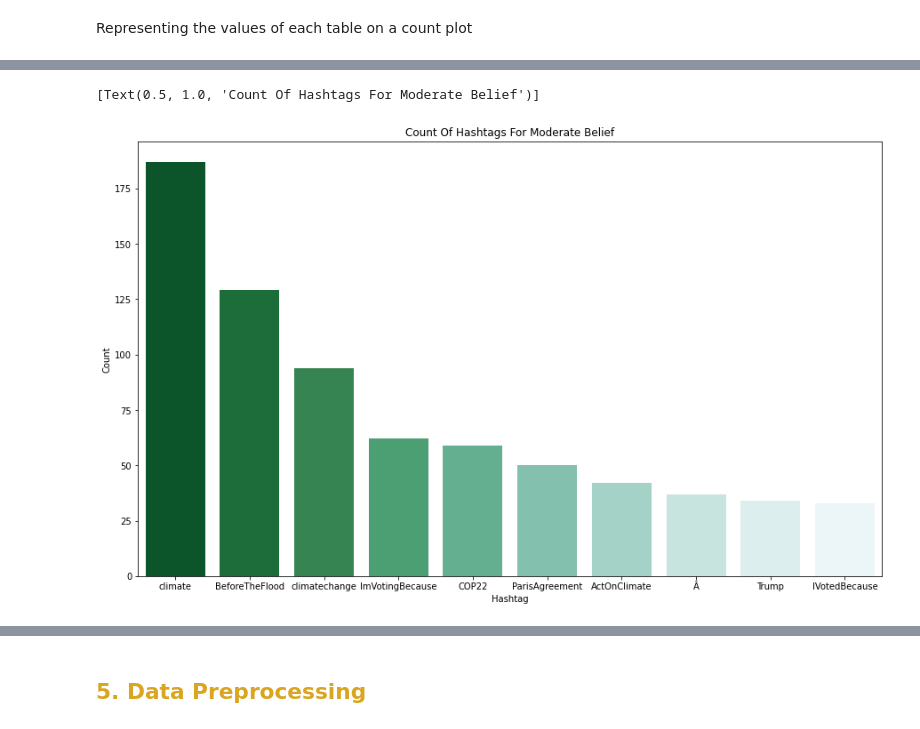
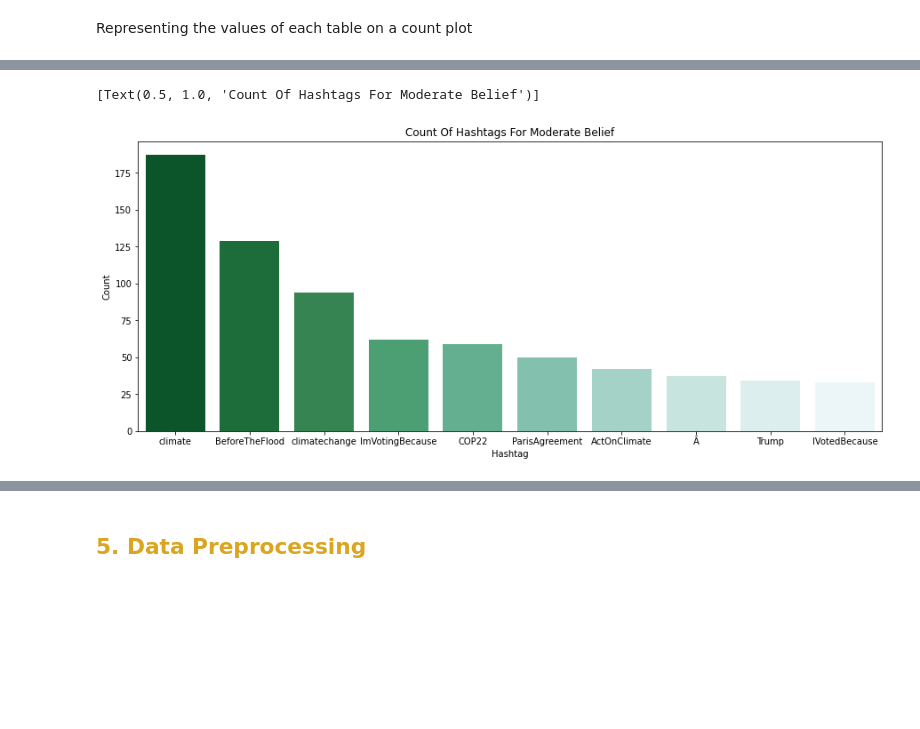
Before and after one commit to daniel-datasci/Climate-Change-Belief-Analysis-With-Twitter-Data, a Jupyter notebook: Climate Change Belief Analysis - 2201ACDS(TEAM NM4) Notebook.ipynb, the cells around one changed output, grey strips where cells are left out. Cells and saved outputs as stored; diff of their text form; code cells hidden in the pictures; blank space fills up the shorter version.

```diff
--- a/Climate Change Belief Analysis - 2201ACDS(TEAM NM4) Notebook.ipynb
+++ b/Climate Change Belief Analysis - 2201ACDS(TEAM NM4) Notebook.ipynb
@@ -412,9 +461,9 @@ sns.barplot(data=d1, x='Hashtag', y='Count',palette='BuGn_r').set(title='Count O
 # %%
 d2 = d2.nlargest(columns='Count', n=10)
-plt.figure(figsize=(15,9))
+plt.figure(figsize=(15,6))
 sns.barplot(data=d2, x='Hashtag', y='Count',palette='BuGn_r').set(title='Count Of Hashtags For Moderate Belief')
 # %% [output]
 [Text(0.5, 1.0, 'Count Of Hashtags For Moderate Belief')]
-[figure, old version]
+[figure, new version]
 # %%
 d3 = d3.nlargest(columns='Count', n=10)
```
Also changed, not shown: parts of 46 cells of this notebook, 2 other files.
